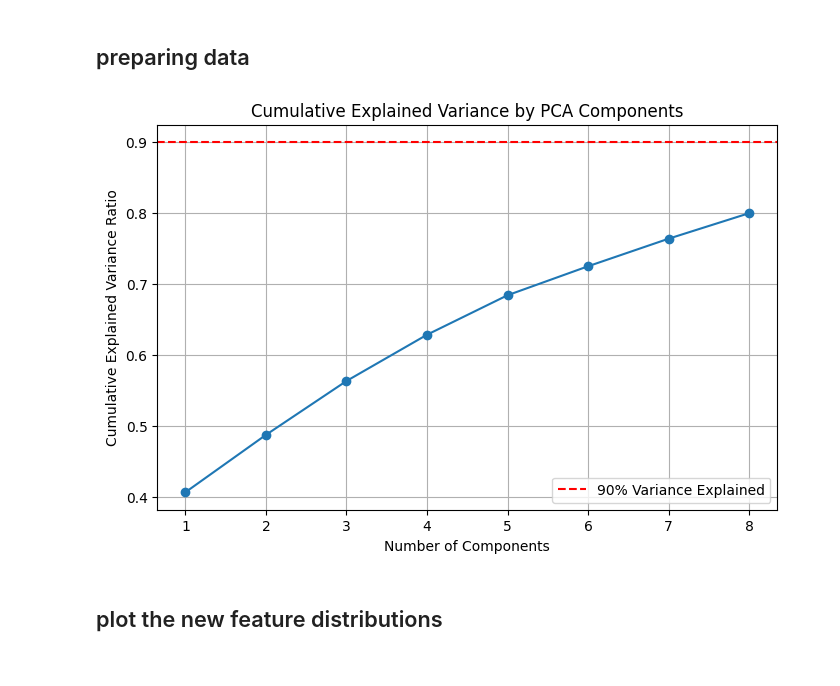
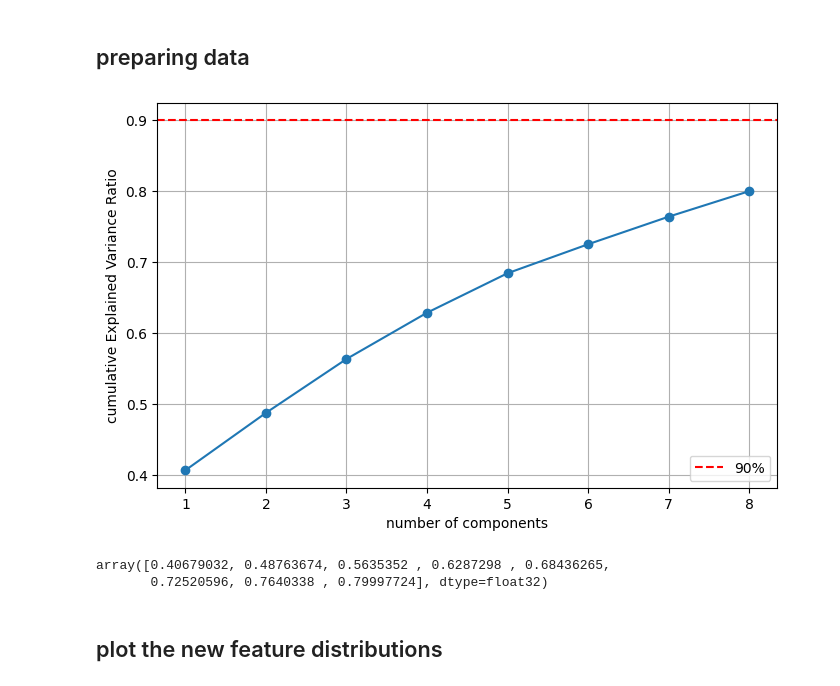
Before and after one commit to LEMettler/higgs-challenge, a Jupyter notebook: analog.ipynb, the cells around one changed output. Drawn from its saved outputs; the diff is of its cells as text; code cells hidden in the pictures.

```diff
--- a/analog.ipynb
+++ b/analog.ipynb
@@ -175,20 +176,25 @@ x_train[~y_train.astype(bool)] = remove_outliers(x_train[~y_train.astype(bool)])
 # %%
 explained_variance_ratio = pca.explained_variance_ratio_
 
 cumulative_variance = np.cumsum(explained_variance_ratio)
 
 # Plot the cumulative explained variance
 plt.figure(figsize=(8, 5))
 plt.plot(range(1, len(cumulative_variance) + 1), cumulative_variance, marker='o')
-plt.xlabel('Number of Components')
-plt.ylabel('Cumulative Explained Variance Ratio')
-plt.title('Cumulative Explained Variance by PCA Components')
+plt.xlabel('number of components')
+plt.ylabel('cumulative Explained Variance Ratio')
+#plt.title('Cumulative Explained Variance by PCA Components')
 plt.grid(True)
-plt.axhline(y=0.90, color='r', linestyle='--', label='90% Variance Explained')
+plt.axhline(y=0.90, color='r', linestyle='--', label='90%')
 plt.legend()
 plt.show()
 # %% [output]
-[figure, old version]
+[figure, new version]
+# %%
+cumulative_variance
+# %% [output]
+array([0.40679032, 0.48763674, 0.5635352 , 0.6287298 , 0.68436265,
+       0.72520596, 0.7640338 , 0.79997724], dtype=float32)
 # %% [markdown]
 ## plot the new feature distributions
 # %%
```
Also changed, not shown: parts of 11 cells of this notebook, 1 other file.
